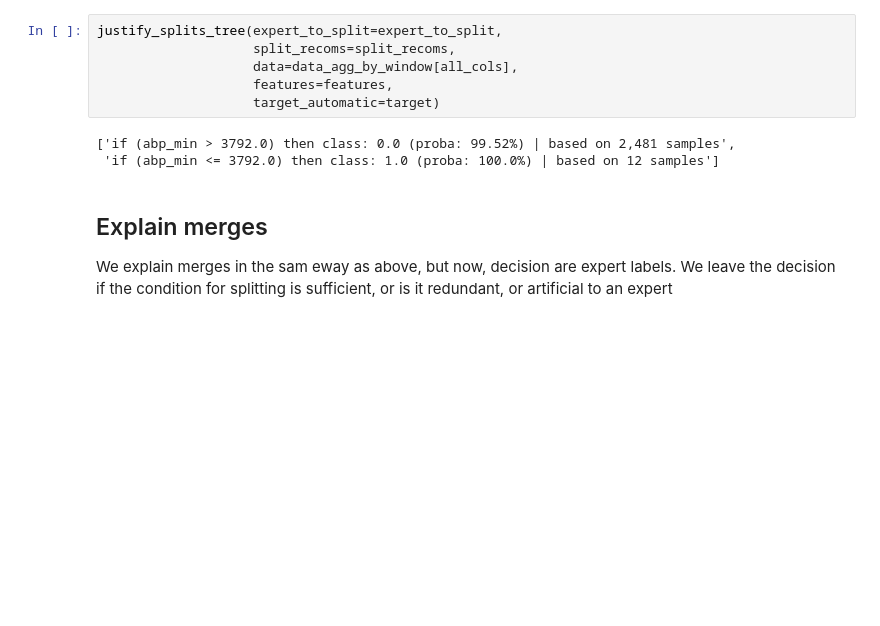
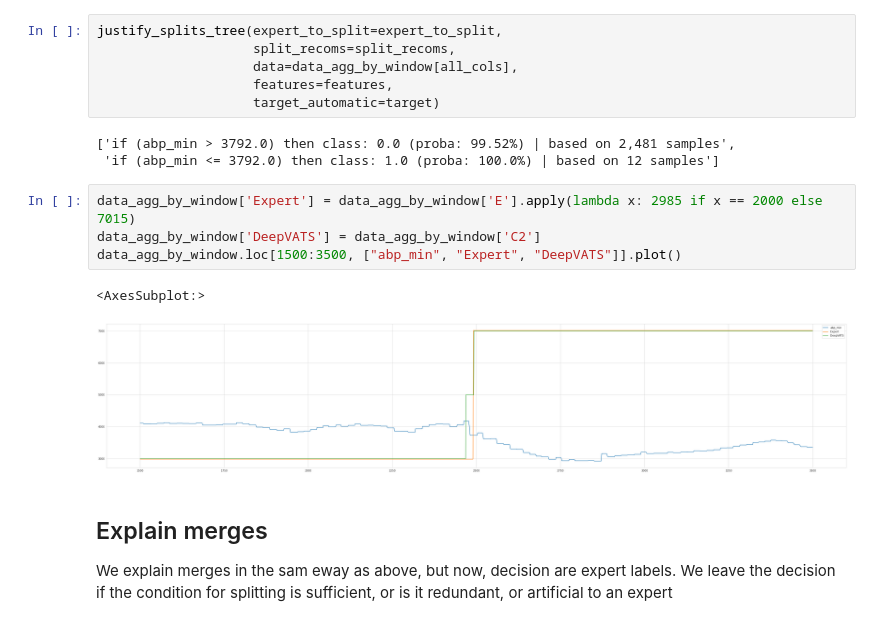
Before and after one commit to sbobek/knac, a Jupyter notebook: examples/knac_blood_pressure_v2.ipynb, the cells around one changed output. Saved outputs shown, nothing was run; the diff lists cells and outputs as text; blank space fills up the shorter version.

Commit message:
Better visualisation of split recommendation

```diff
--- a/examples/knac_blood_pressure_v2.ipynb
+++ b/examples/knac_blood_pressure_v2.ipynb
@@ -661,6 +658,13 @@ justify_splits_tree(expert_to_split=expert_to_split,
 # %% [output]
 ['if (abp_min > 3792.0) then class: 0.0 (proba: 99.52%) | based on 2,481 samples',
  'if (abp_min <= 3792.0) then class: 1.0 (proba: 100.0%) | based on 12 samples']
+# %%
+data_agg_by_window['Expert'] = data_agg_by_window['E'].apply(lambda x: 2985 if x == 2000 else 7015)
+data_agg_by_window['DeepVATS'] = data_agg_by_window['C2']
+data_agg_by_window.loc[1500:3500, ["abp_min", "Expert", "DeepVATS"]].plot()
+# %% [output]
+<AxesSubplot:>
+[figure, added]
 # %% [markdown]
 ## Explain merges
 We explain merges in the sam eway as above, but now, decision are expert labels.
```
Also changed, not shown: parts of 3 cells of this notebook.
